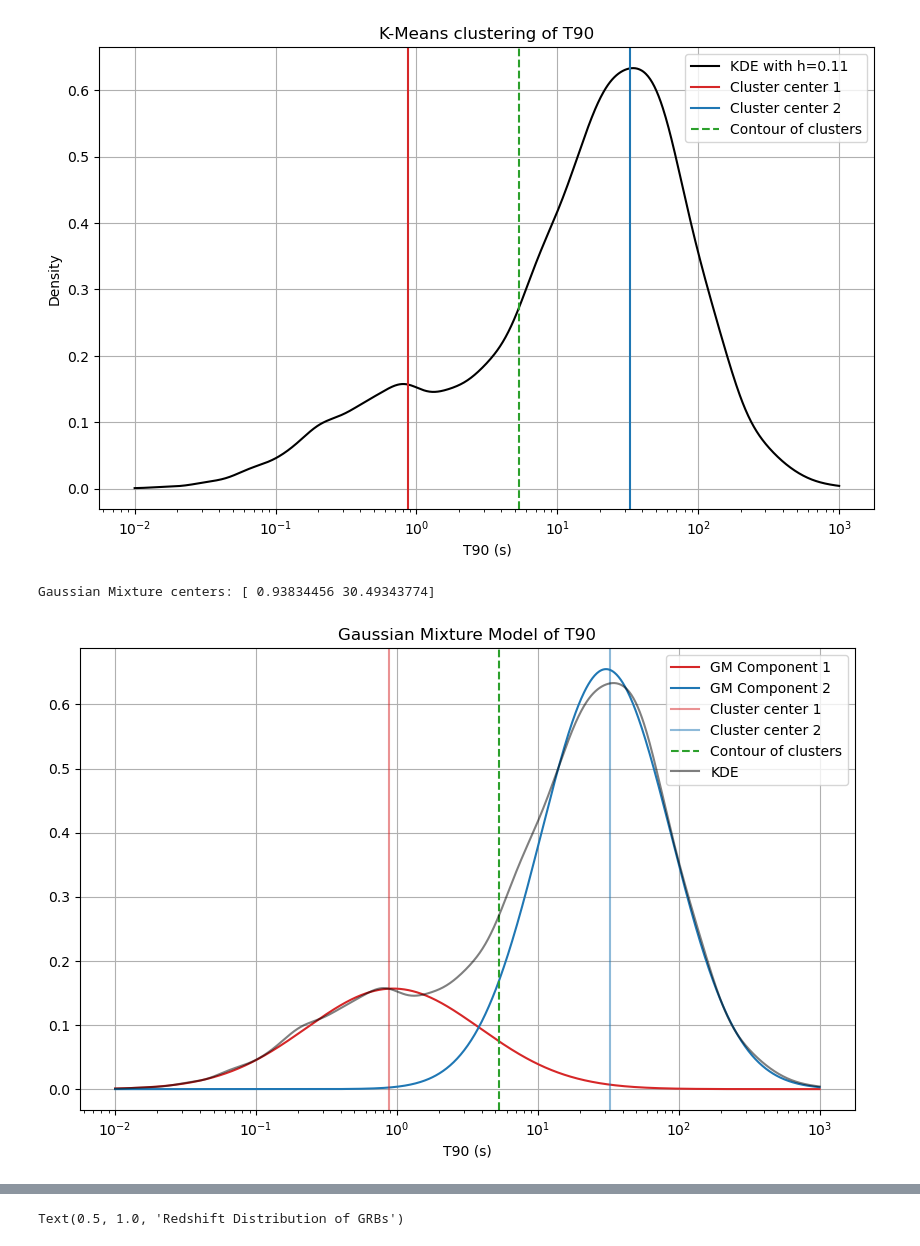
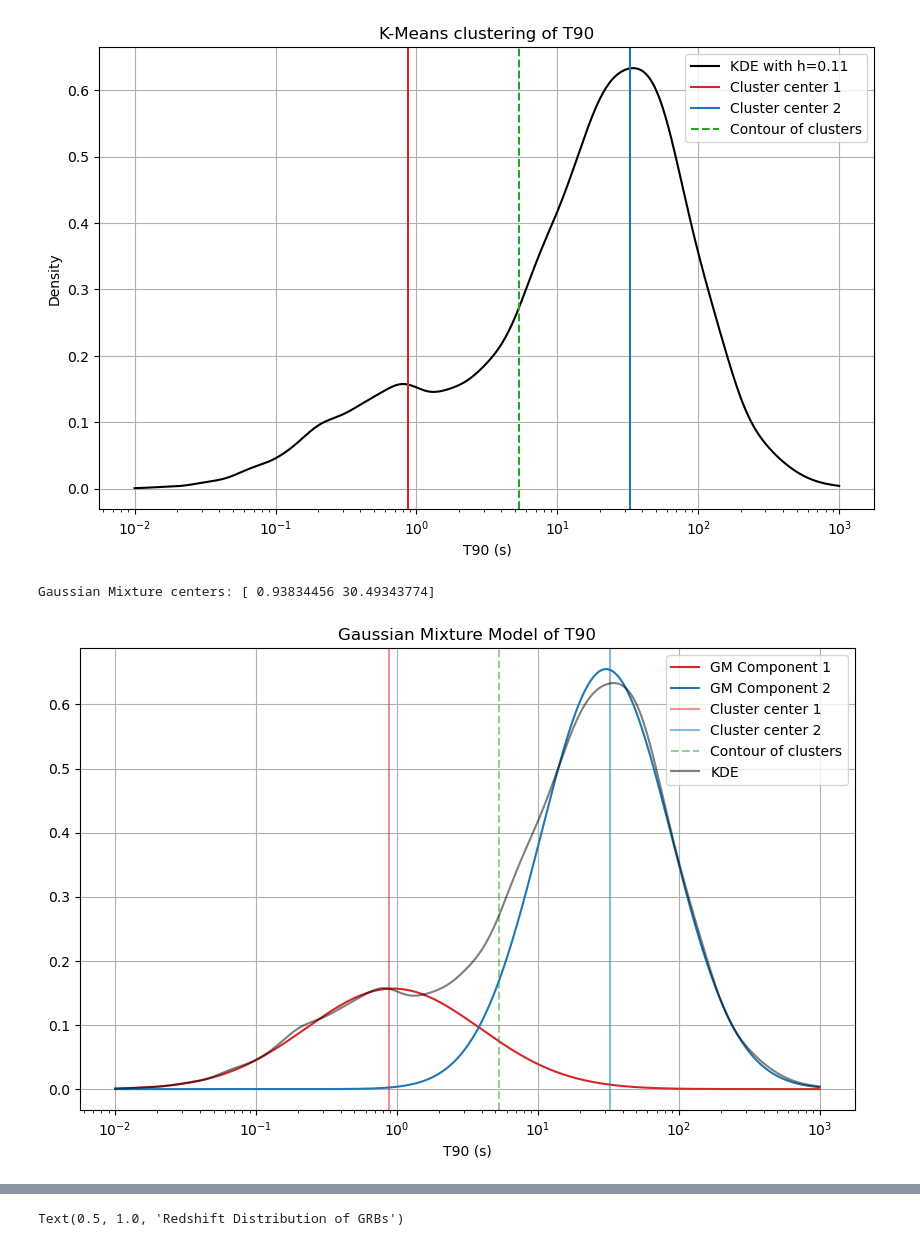
Before and after one commit to NiccoManto01/ilovegit, a Jupyter notebook: Lezioni/Lezione_14/GRB.ipynb, the cells around one changed output, grey strips where cells are left out. Saved outputs shown, nothing was run; the diff lists cells and outputs as text; code cells hidden in the pictures.

```diff
--- a/Lezioni/Lezione_14/GRB.ipynb
+++ b/Lezioni/Lezione_14/GRB.ipynb
@@ -236,35 +235,35 @@ from sklearn.mixture import GaussianMixture
 from scipy.stats import norm
 
 gm = GaussianMixture(n_components=2, random_state=42)
 gm.fit(logX[:, np.newaxis])
 gm_centers = np.squeeze(gm.means_)  # Convert back to original scale and 1D array
 gm_cov =np.squeeze(gm.covariances_)
 gm_weights = np.squeeze(gm.weights_)
 gm_labels = gm.predict(logX[:, np.newaxis])
 
 if gm_centers[0] > gm_centers[1]:
     gm_centers = gm_centers[::-1]  # Ensure the first center is always the smaller one, and swap everything accordingly
     gm_cov = gm_cov[::-1]
     gm_weights = gm_weights[::-1]
     gm_labels = 1 - gm_labels
 
 print("Gaussian Mixture centers:", 10**gm_centers)
 
 fig10, ax10 = plt.subplots(figsize=(10, 6))
 ax10.plot(Xgrid, gm_weights[0]*norm.pdf(np.log10(Xgrid), gm_centers[0], np.sqrt(gm_cov[0])), color='tab:red', label='GM Component 1')
 ax10.plot(Xgrid, gm_weights[1]*norm.pdf(np.log10(Xgrid), gm_centers[1], np.sqrt(gm_cov[1])), color='tab:blue', label='GM Component 2')
 ax10.axvline(centers[0], color='tab:red', linestyle='-', alpha = 0.5, label='Cluster center 1')
 ax10.axvline(centers[1], color='tab:blue', linestyle='-', alpha = 0.5, label='Cluster center 2')
-ax10.axvline(x = contour, color='tab:green', linestyle='--', label='Contour of clusters')
+ax10.axvline(x = contour, color='tab:green', linestyle='--', alpha = 0.5, label='Contour of clusters')
 ax10.plot(Xgrid, dens, color='k', label='KDE', alpha=0.5)
 ax10.set_xscale('log')
 ax10.set_xlabel('T90 (s)')
 ax10.set_title('Gaussian Mixture Model of T90')
 ax10.legend()
 ax10.grid()
 # %% [output]
 Gaussian Mixture centers: [ 0.93834456 30.49343774]
-[figure, old version]
+[figure, new version]
 # %%
 #Establish the most likely kind of GRB
 print("Ratio of prior probabilities of cluster 1 over cluster 2:", gm_weights[0]/gm_weights[1])
```
Also changed, not shown: parts of 3 cells of this notebook, 6 other files.
